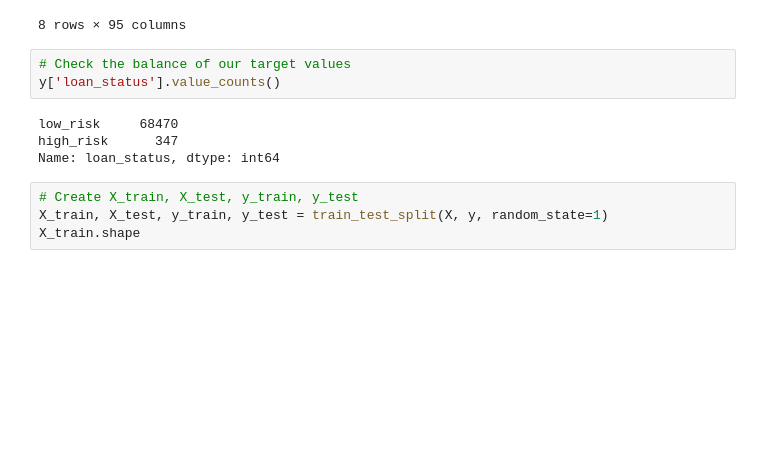
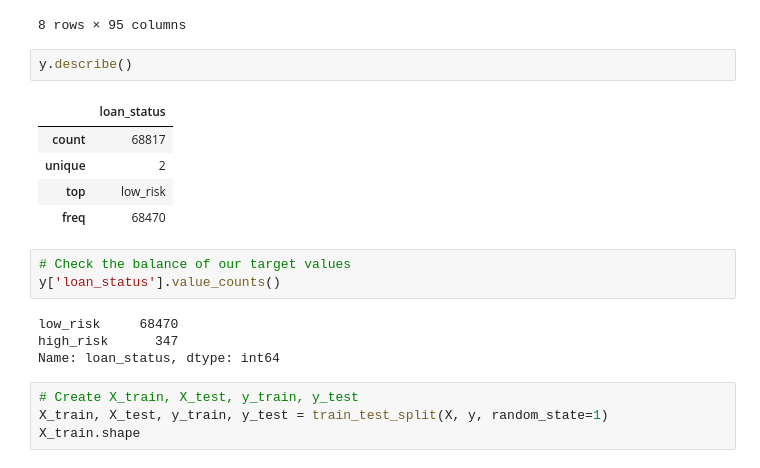
Before and after one commit to machkev/11-Machine-Learning, a Jupyter notebook: Machine-Learning/Instructions/Starter_Code/credit_risk_resampling.ipynb, the cells around one changed output. Cells and saved outputs as stored; diff of their text form; blank space fills up the shorter version.

```diff
--- a/Machine-Learning/Instructions/Starter_Code/credit_risk_resampling.ipynb
+++ b/Machine-Learning/Instructions/Starter_Code/credit_risk_resampling.ipynb
@@ -106,6 +107,14 @@ X.describe()
 | 75% | 24000.000000 | 0.155700 | 648.100000 | 1.040000e+05 | 26.660000 | 0.000000 | 1.000000 | 16.000000 | 0.000000 | ... |
 | max | 40000.000000 | 0.308400 | 1676.230000 | 8.797500e+06 | 999.000000 | 18.000000 | 5.000000 | 72.000000 | 4.000000 | ... |
 8 rows × 95 columns
+# %%
+y.describe()
+# %% [output]
+|  | loan_status |
+| count | 68817 |
+| unique | 2 |
+| top | low_risk |
+| freq | 68470 |
 # %%
 # Check the balance of our target values
 y['loan_status'].value_counts()
```
Also changed, not shown: parts of 32 cells of this notebook, 2 other files.
